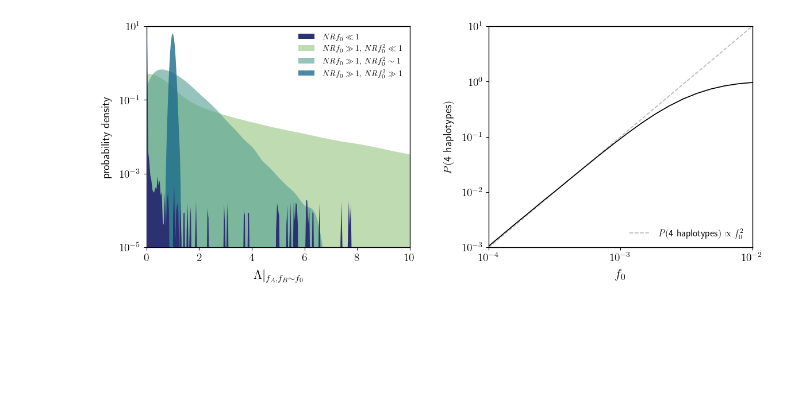
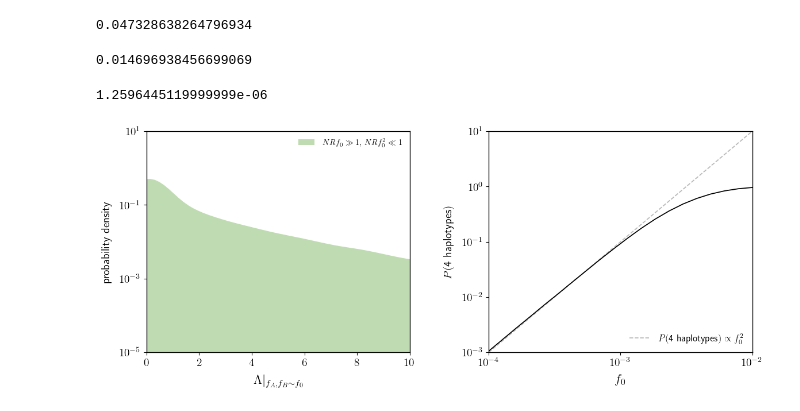
Before and after one commit to alyulina/linkage-equilibrium, a Jupyter notebook: figures/fig6.ipynb, the cells around one changed output. Saved outputs shown, nothing was run; the diff lists cells and outputs as text; code cells hidden in the pictures; blank space fills up the shorter version.

```diff
--- a/figures/fig6.ipynb
+++ b/figures/fig6.ipynb
@@ -91,9 +124,29 @@ for i, (f_min, f_max) in enumerate(f_lims):
 # %%
 # downloading lambda distributions
-lambda2_large_rho_large_nrff = np.load('../simulations/out/lambda2_distr_rho=5322.970_nrf0^2=125.964.npy')
-lambda2_large_rho_nrff_1 = np.load('../simulations/out/lambda2_distr_rho=532.297_nrf0^2=1.260.npy')
-lambda2_large_rho_small_nrff = np.load('../simulations/out/lambda2_distr_rho=165.294_nrf0^2=0.121.npy')
-lambda2_small_rho_small_nrff = np.load('../simulations/out/lambda2_distr_rho=0.165_nrf0^2=0.001.npy')
+
+#lambda2_large_rho_large_nrff = np.load('../simulations/out/lambda2_distr_rho=5322.970_nrf0^2=125.964.npy')
+lambda2_large_rho_large_nrff = np.load('../simulations/out/lambda2_distr_f_min=0.0400_f_max=0.0560_r=0.05623413.npy')
+
+#lambda2_large_rho_nrff_1 = np.load('../simulations/out/lambda2_distr_rho=532.297_nrf0^2=1.260.npy')
+lambda2_large_rho_nrff_1 = np.load('../simulations/out/lambda2_distr_f_min=0.0040_f_max=0.0056_r=0.05623413.npy')
+
+#lambda2_large_rho_small_nrff = np.load('../simulations/out/lambda2_distr_rho=165.294_nrf0^2=0.121.npy')
+lambda2_large_rho_small_nrff = np.load('../simulations/out/lambda2_distr_f_min=0.0012_f_max=0.0018_r=0.05623413.npy')
+
+#lambda2_small_rho_small_nrff = np.load('../simulations/out/lambda2_distr_rho=0.165_nrf0^2=0.001.npy')
+lambda2_small_rho_small_nrff = np.load('../simulations/out/lambda2_distr_f_min=0.0120_f_max=0.0180_r=0.00000562.npy')
+# %%
+math.sqrt(0.040*0.056)
+# %% [output]
+0.047328638264796934
+# %%
+math.sqrt(0.012*0.018)
+# %% [output]
+0.014696938456699069
+# %%
+0.0040*0.0056*0.05623413
+# %% [output]
+1.2596445119999999e-06
 # %%
 # loading pre-processed simulation results – ADD CODE FROM THE CLUSTER
 four_gamete_f0s = np.load('../simulations/out/f0s_sim.npy')
@@ -120,14 +173,14 @@ for c in range(2):
 
         rhos = np.logspace(-4.5, 4.5, int(1e2))
 
-        sns.kdeplot(lambda2_small_rho_small_nrff, bw_adjust=2.5, fill=True, alpha=1, linewidth=0,
-            color=matplotlib.colors.rgb2hex(cmap.to_rgba(4)), zorder=4, label=r"$NRf_0 \ll 1$")
+        #sns.kdeplot(lambda2_small_rho_small_nrff, bw_adjust=2.5, fill=True, alpha=1, linewidth=0,
+        #    color=matplotlib.colors.rgb2hex(cmap.to_rgba(4)), zorder=4, label=r"$NRf_0 \ll 1$")
         sns.kdeplot(lambda2_large_rho_small_nrff, bw_adjust=2.5, fill=True, alpha=0.7, linewidth=0,
             color=matplotlib.colors.rgb2hex(cmap.to_rgba(1)), zorder=1, label=r"$NRf_0 \gg 1, \, NRf_0^2 \ll 1$")
-        sns.kdeplot(lambda2_large_rho_nrff_1, bw_adjust=2.5, fill=True, alpha=0.6, linewidth=0,
-            color=matplotlib.colors.rgb2hex(cmap.to_rgba(2)), zorder=2, label=r"$NRf_0 \gg 1, \, NRf_0^2 \sim 1$")
-        sns.kdeplot(lambda2_large_rho_large_nrff, bw_adjust=2.5, fill=True, alpha=0.8, linewidth=0,
-            color=matplotlib.colors.rgb2hex(cmap.to_rgba(3)), zorder=3, label=r"$NRf_0 \gg 1, \, NRf_0^2 \gg 1$")
+        #sns.kdeplot(lambda2_large_rho_nrff_1, bw_adjust=2.5, fill=True, alpha=0.6, linewidth=0,
+        #    color=matplotlib.colors.rgb2hex(cmap.to_rgba(2)), zorder=2, label=r"$NRf_0 \gg 1, \, NRf_0^2 \sim 1$")
+        #sns.kdeplot(lambda2_large_rho_large_nrff, bw_adjust=2.5, fill=True, alpha=0.8, linewidth=0,
+        #    color=matplotlib.colors.rgb2hex(cmap.to_rgba(3)), zorder=3, label=r"$NRf_0 \gg 1, \, NRf_0^2 \gg 1$")
 
         plt.yscale('log')
         plt.minorticks_off()
@@ -148,31 +201,31 @@ for c in range(2):
 
 
     # right panel
     if c == 1:
 
         plt.plot(four_gamete_f0s, [1e5*x**2 for x in four_gamete_f0s], '--', linewidth=w, c=grey,
                  label=r"$P(\text{4 haplotypes}) \propto f_0^{2}$")
         plt.plot(four_gamete_f0s, four_gamete_prob, linewidth=w, c='black')
 
         plt.xscale('log')
         plt.yscale('log')
         plt.minorticks_off()
 
         plt.tick_params(axis='both', labelsize=14)
 
         plt.xticks([1e-4, 1e-3, 1e-2],
                    ['$10^{-4}$', '$10^{-3}$', '$10^{-2}$'])
         plt.yticks([1e-3, 1e-2, 1e-1, 1e0, 1e1],
                    ['$10^{-3}$', '$10^{-2}$', '$10^{-1}$', '$10^{0}$', '$10^{1}$'])
 
         plt.xlim(1e-4, 1e-2)
         plt.ylim(1e-3, 1e1)
 
         plt.ylabel(r"$P(\text{4 haplotypes})$", fontsize=14, labelpad=10);
         plt.xlabel(r"$f_0$", fontsize=16, labelpad=8);
 
         plt.legend(frameon=False, fontsize=12, loc='lower right', handletextpad=1);
 
 #plt.savefig('fig6_v4.png',dpi=600,bbox_inches='tight')
 # %% [output]
-[figure, old version]
+[figure, new version]
```
Also changed, not shown: parts of 3 cells of this notebook, 1 other file.
